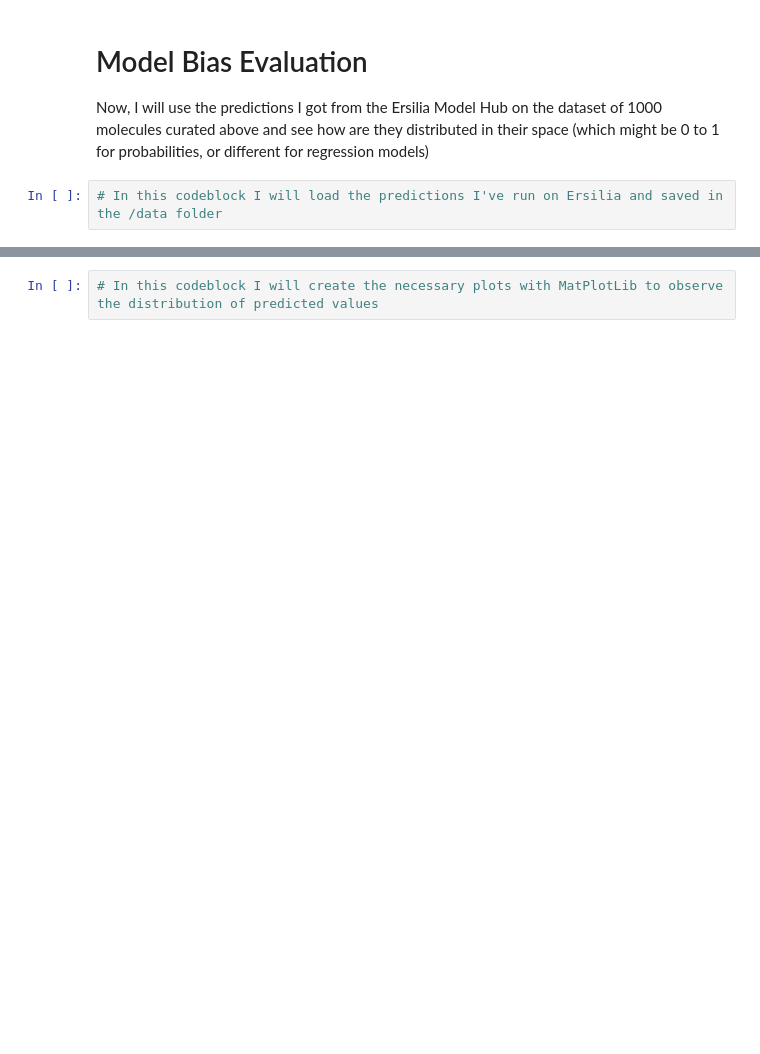
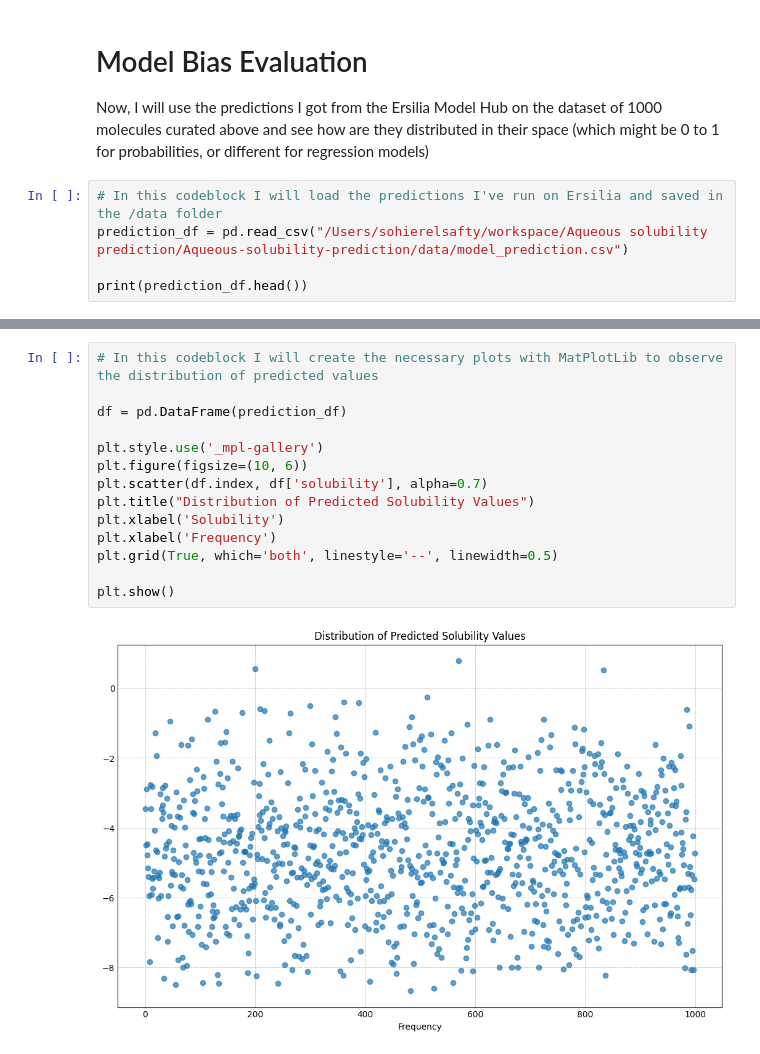
Before and after one commit to soh-123/Aqueous-solubility-prediction, a Jupyter notebook: notebooks/model_bias.ipynb, the cells around one changed output, grey strips where cells are left out. Saved outputs shown, nothing was run; the diff lists cells and outputs as text; blank space fills up the shorter version.

```diff
--- a/notebooks/model_bias.ipynb
+++ b/notebooks/model_bias.ipynb
@@ -21,3 +127,6 @@ In this notebook, I am loading a list of molecules I obtained from ChEMBL and pr
 Now, I will use the predictions I got from the Ersilia Model Hub on the dataset of 1000 molecules curated above and see how are they distributed in their space (which might be 0 to 1 for probabilities, or different for regression models)
 # %%
 # In this codeblock I will load the predictions I've run on Ersilia and saved in the /data folder
+prediction_df = pd.read_csv("/Users/sohierelsafty/workspace/Aqueous solubility prediction/Aqueous-solubility-prediction/data/model_prediction.csv")
+
+print(prediction_df.head())
@@ -24,2 +147,16 @@ Now, I will use the predictions I got from the Ersilia Model Hub on the dataset
-# %%
-# In this codeblock I will create the necessary plots with MatPlotLib to observe the distribution of predicted values
+# %%
+# In this codeblock I will create the necessary plots with MatPlotLib to observe the distribution of predicted values
+
+df = pd.DataFrame(prediction_df)
+
+plt.style.use('_mpl-gallery')
+plt.figure(figsize=(10, 6))
+plt.scatter(df.index, df['solubility'], alpha=0.7)
+plt.title("Distribution of Predicted Solubility Values")
+plt.xlabel('Solubility')
+plt.xlabel('Frequency')
+plt.grid(True, which='both', linestyle='--', linewidth=0.5)
+
+plt.show()
+# %% [output]
+[figure, added]
```
Also changed, not shown: parts of 6 cells of this notebook, 9 other files.
